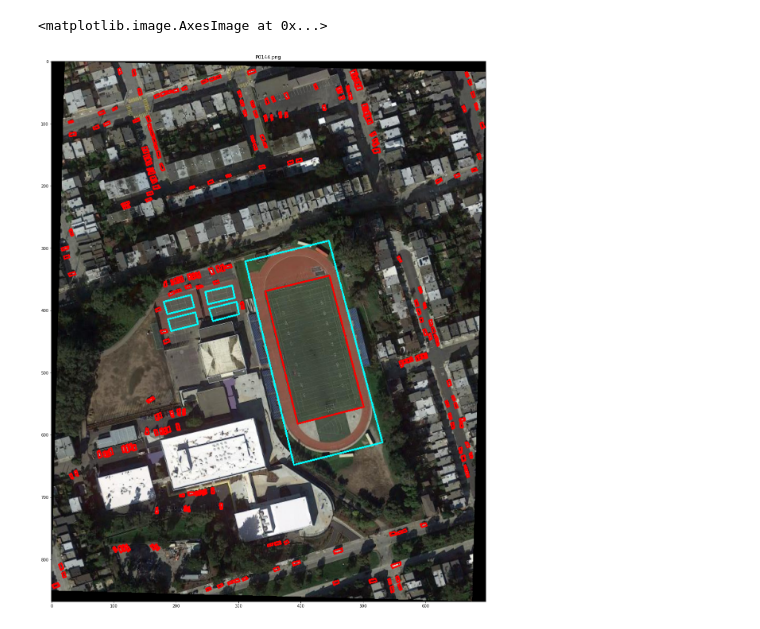
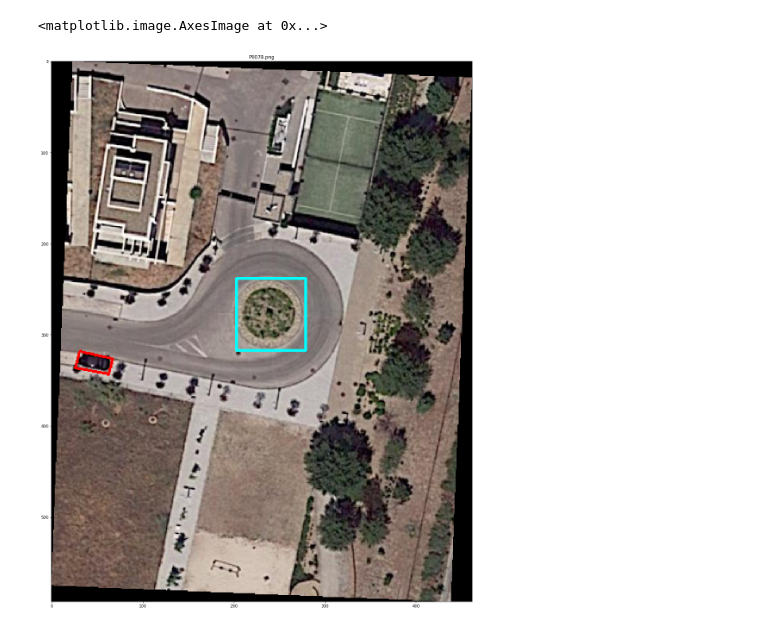
Before and after one commit to umd-fire-coml/2020-Object-Detection-In-Aerial-Images, a Jupyter notebook: Visualizer.ipynb, the cells around one changed output. Cells and saved outputs as stored; diff of their text form; code cells hidden in the pictures.

```diff
--- a/Visualizer.ipynb
+++ b/Visualizer.ipynb
@@ -6,0 +8,4 @@ import cv2
+# %%
+annot_path = 'data/train/bboxes' #Path to directory of annotations
+images_path = 'data/train/images' #Path to directory of images
+generator = DOTASequence(images_path, annot_path)
@@ -7,36 +58,38 @@ import cv2
 # %%
+'''Old visualizer code, disregard'''
+from skimage import io
 annot_path = 'data/train/bboxes' #Path to directory of annotations
 images_path = 'data/train/images' #Path to directory of images
-image_no = 69 #Entry to display (may not correspond to filename)
+image_no = 40 #Entry to display (may not correspond to filename)
 
 image_list = os.listdir(images_path)
 image_file = image_list[image_no]
 image = io.imread(os.path.join(images_path, image_file))
 annot_file = image_file.replace('.png','.txt')
 annot = open(os.path.join(annot_path, annot_file))
 
 for line in annot:
     if not line[0].isdigit():
         continue
     entries = line.split()
     p1 = int(float(entries[0])), int(float(entries[1]))
     p2 = int(float(entries[2])), int(float(entries[3]))
     p3 = int(float(entries[4])), int(float(entries[5]))
     p4 = int(float(entries[6])), int(float(entries[7]))
 
     if entries[9] == '1': # Boxes labelled "hard" will be shown in red, others in cyan
         color = (255, 0, 0)
     else:
         color = (0, 255, 255)
 
     cv2.line(image, p1, p2, color,2)
     cv2.line(image, p2, p3, color,2)
     cv2.line(image, p3, p4, color,2)
     cv2.line(image, p4, p1, color,2)
 
 plt.figure(figsize = (25,25))
 plt.title(image_file)
 plt.imshow(image)
 # %% [output]
 <matplotlib.image.AxesImage at 0x...>
-[figure, old version]
+[figure, new version]
```
Also changed, not shown: parts of 2 cells of this notebook, 2 other files.
